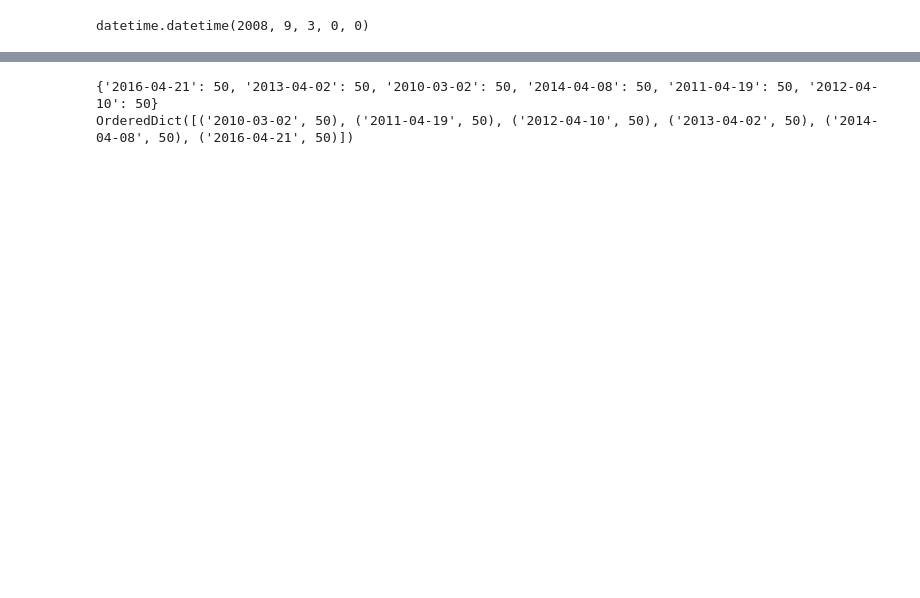
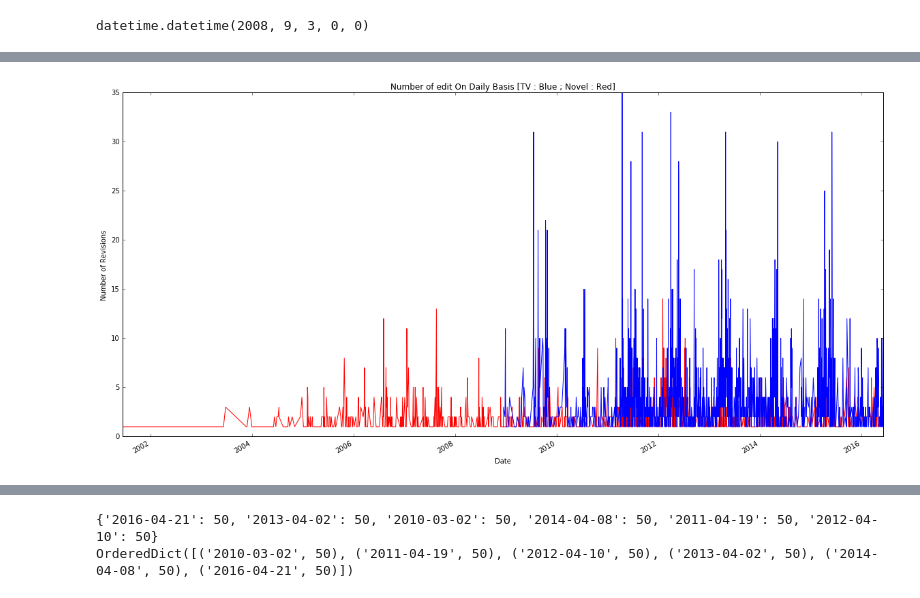
Before and after one commit to abhishekanand/DS4UX, a Jupyter notebook: final/Project.ipynb, the cells around one changed output, grey strips where cells are left out. Saved outputs shown, nothing was run; the diff lists cells and outputs as text; code cells hidden in the pictures; blank space fills up the shorter version.

```diff
--- a/final/Project.ipynb
+++ b/final/Project.ipynb
@@ -740,0 +783,31 @@ plt.gcf().autofmt_xdate()
+# %%
+# http://stackoverflow.com/a/22276109
+
+
+dates = []
+y=[]
+for key,value in odbookdaily.items():
+    dates.append(datetime.datetime.strptime(key, "%Y-%m-%d"))
+    y.append(value)
+plt.plot(dates,y,color='Red')
+plt.gcf().autofmt_xdate()
+
+tvdates = []
+tvy=[]
+for key,value in odtvdaily.items():
+    tvdates.append(datetime.datetime.strptime(key, "%Y-%m-%d"))
+    tvy.append(value)
+plt.plot(tvdates,tvy,color='Blue')
+plt.gcf().autofmt_xdate()
+
+
+#labels
+plt.xlabel("Date")
+plt.ylabel("Number of Revisions")
+
+#title
+plt.title("Number of edit On Daily Basis [TV : Blue ; Novel : Red]")
+
+plt.show()
+# %% [output]
+[figure, added]
```
Also changed, not shown: parts of 38 cells of this notebook.
